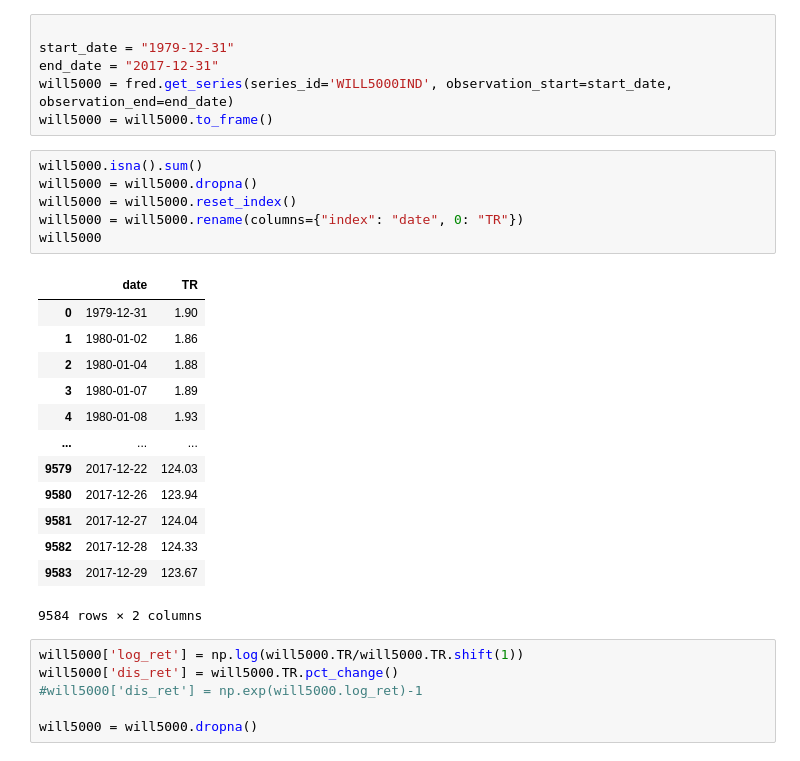
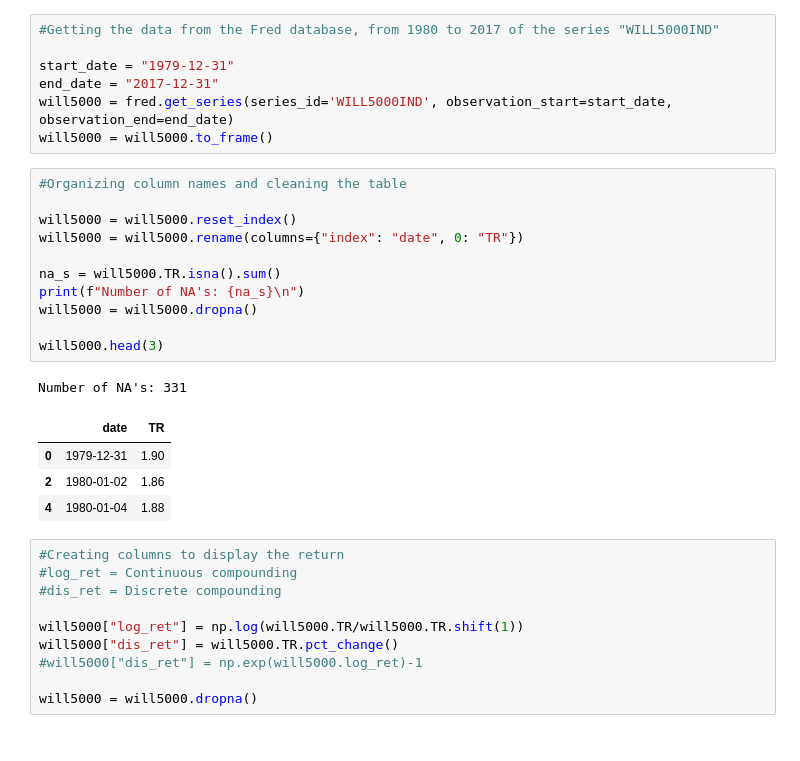
Before and after one commit to mattbreitenbach/financial_risk_management_python_duke, a Jupyter notebook: Wilshire-5000.ipynb, the cells around one changed output. Cells and saved outputs as stored; diff of their text form.

```diff
--- a/Wilshire-5000.ipynb
+++ b/Wilshire-5000.ipynb
@@ -22,33 +39,35 @@ wilshire_search.head()
 # %%
+#Getting the data from the Fred database, from 1980 to 2017 of the series "WILL5000IND"
 
 start_date = "1979-12-31"
 end_date = "2017-12-31"
 will5000 = fred.get_series(series_id='WILL5000IND', observation_start=start_date, observation_end=end_date)
 will5000 = will5000.to_frame()
-# %%
-will5000.isna().sum()
-will5000 = will5000.dropna()
-will5000 = will5000.reset_index()
-will5000 = will5000.rename(columns={"index": "date", 0: "TR"})
-will5000
-# %% [output]
-|  | date | TR |
-| 0 | 1979-12-31 | 1.90 |
-| 1 | 1980-01-02 | 1.86 |
-| 2 | 1980-01-04 | 1.88 |
-| 3 | 1980-01-07 | 1.89 |
-| 4 | 1980-01-08 | 1.93 |
-| ... | ... | ... |
-| 9579 | 2017-12-22 | 124.03 |
-| 9580 | 2017-12-26 | 123.94 |
-| 9581 | 2017-12-27 | 124.04 |
-| 9582 | 2017-12-28 | 124.33 |
-| 9583 | 2017-12-29 | 123.67 |
-9584 rows × 2 columns
+# %%
+#Organizing column names and cleaning the table
+
+will5000 = will5000.reset_index()
+will5000 = will5000.rename(columns={"index": "date", 0: "TR"})
+
+na_s = will5000.TR.isna().sum()
+print(f"Number of NA's: {na_s}\n")
+will5000 = will5000.dropna()
+
+will5000.head(3)
+# %% [output]
+Number of NA's: 331
+|  | date | TR |
+| 0 | 1979-12-31 | 1.90 |
+| 2 | 1980-01-02 | 1.86 |
+| 4 | 1980-01-04 | 1.88 |
 # %%
-will5000['log_ret'] = np.log(will5000.TR/will5000.TR.shift(1))
-will5000['dis_ret'] = will5000.TR.pct_change()
-#will5000['dis_ret'] = np.exp(will5000.log_ret)-1
+#Creating columns to display the return
+#log_ret = Continuous compounding
+#dis_ret = Discrete compounding
+
+will5000["log_ret"] = np.log(will5000.TR/will5000.TR.shift(1))
+will5000["dis_ret"] = will5000.TR.pct_change()
+#will5000["dis_ret"] = np.exp(will5000.log_ret)-1
 
 will5000 = will5000.dropna()
 # %%
```
Also changed, not shown: parts of 21 cells of this notebook.
